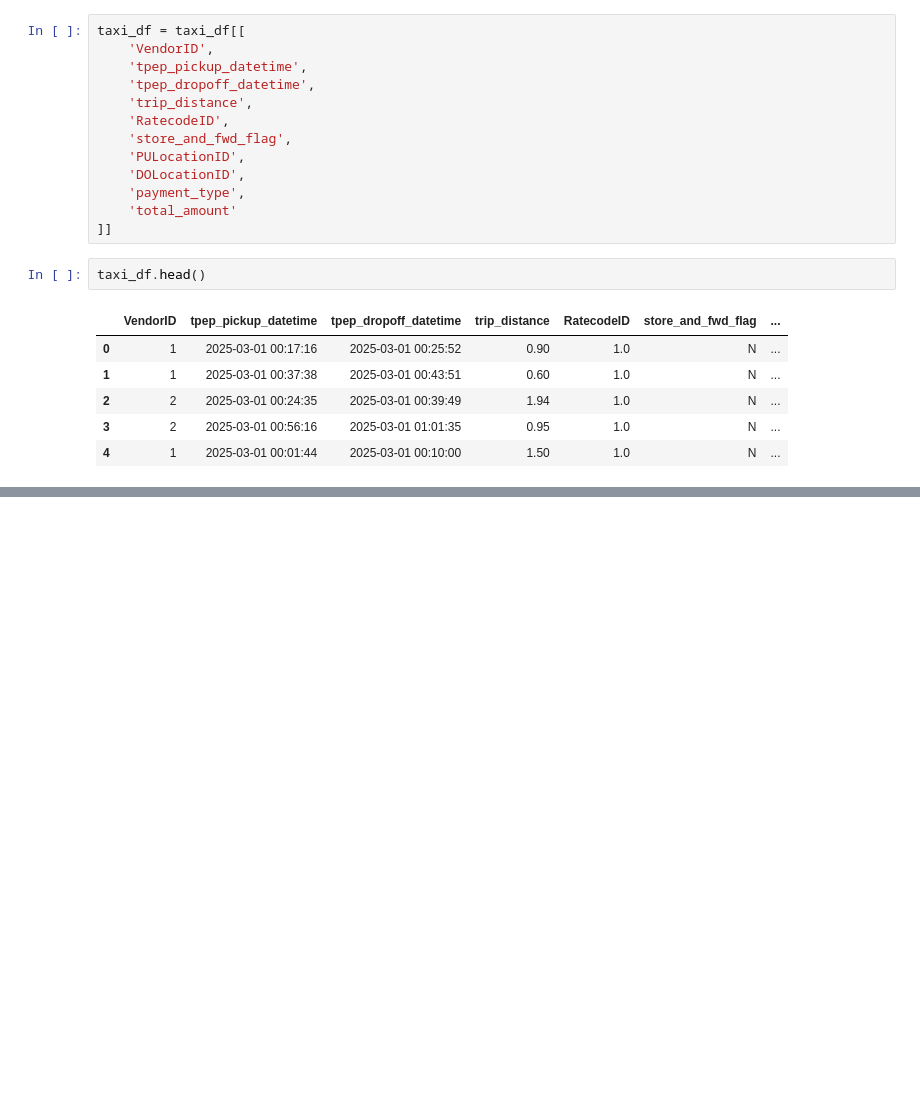
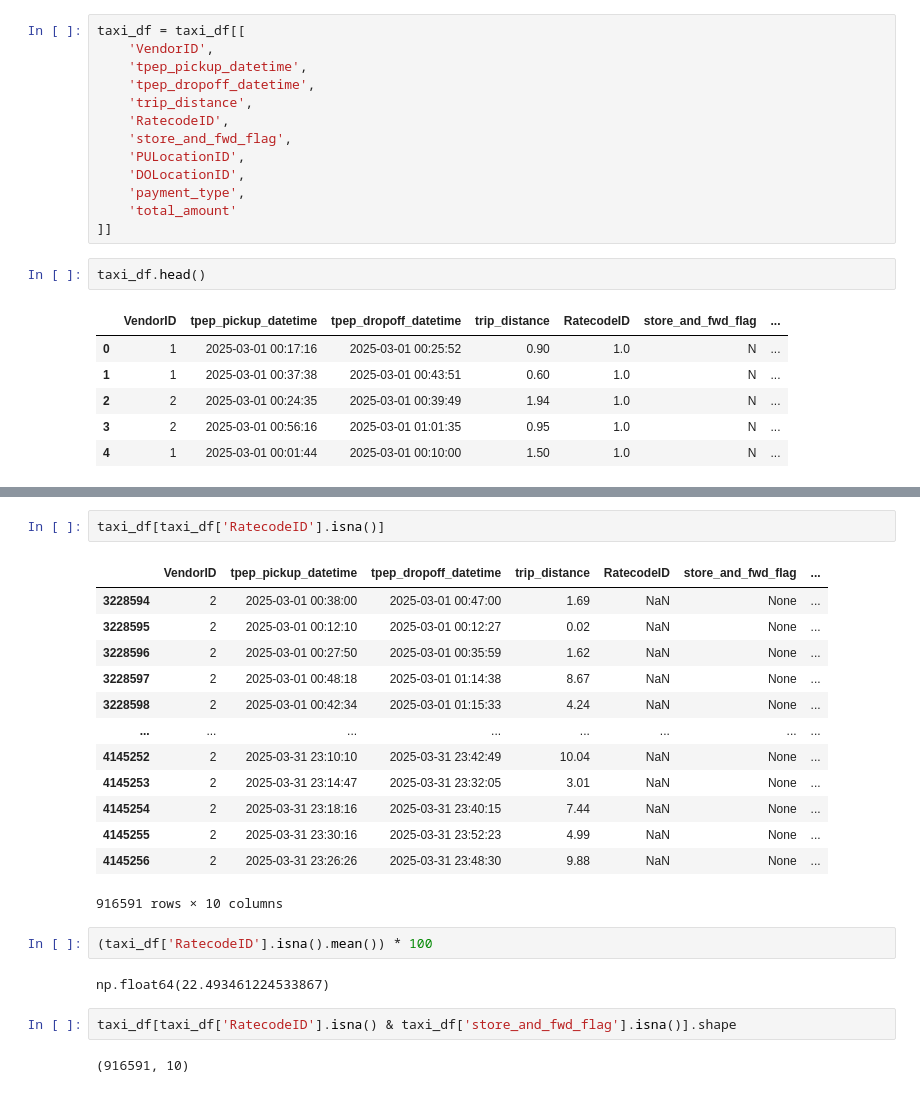
Before and after one commit to nastasiaoginska/New-York-Taxi-Analysis, a Jupyter notebook: Notebook.ipynb, the cells around one changed output, grey strips where cells are left out. Cells and saved outputs as stored; diff of their text form; blank space fills up the shorter version.

```diff
--- a/Notebook.ipynb
+++ b/Notebook.ipynb
@@ -184,0 +199,24 @@ taxi_df.head()
+# %%
+taxi_df[taxi_df['RatecodeID'].isna()]
+# %% [output]
+|  | VendorID | tpep_pickup_datetime | tpep_dropoff_datetime | trip_distance | RatecodeID | store_and_fwd_flag | ... |
+| 3228594 | 2 | 2025-03-01 00:38:00 | 2025-03-01 00:47:00 | 1.69 | NaN | None | ... |
+| 3228595 | 2 | 2025-03-01 00:12:10 | 2025-03-01 00:12:27 | 0.02 | NaN | None | ... |
+| 3228596 | 2 | 2025-03-01 00:27:50 | 2025-03-01 00:35:59 | 1.62 | NaN | None | ... |
+| 3228597 | 2 | 2025-03-01 00:48:18 | 2025-03-01 01:14:38 | 8.67 | NaN | None | ... |
+| 3228598 | 2 | 2025-03-01 00:42:34 | 2025-03-01 01:15:33 | 4.24 | NaN | None | ... |
+| ... | ... | ... | ... | ... | ... | ... | ... |
+| 4145252 | 2 | 2025-03-31 23:10:10 | 2025-03-31 23:42:49 | 10.04 | NaN | None | ... |
+| 4145253 | 2 | 2025-03-31 23:14:47 | 2025-03-31 23:32:05 | 3.01 | NaN | None | ... |
+| 4145254 | 2 | 2025-03-31 23:18:16 | 2025-03-31 23:40:15 | 7.44 | NaN | None | ... |
+| 4145255 | 2 | 2025-03-31 23:30:16 | 2025-03-31 23:52:23 | 4.99 | NaN | None | ... |
+| 4145256 | 2 | 2025-03-31 23:26:26 | 2025-03-31 23:48:30 | 9.88 | NaN | None | ... |
+916591 rows × 10 columns
+# %%
+(taxi_df['RatecodeID'].isna().mean()) * 100
+# %% [output]
+np.float64(22.493461224533867)
+# %%
+taxi_df[taxi_df['RatecodeID'].isna() & taxi_df['store_and_fwd_flag'].isna()].shape
+# %% [output]
+(916591, 10)
```
Also changed, not shown: parts of 13 cells of this notebook.
